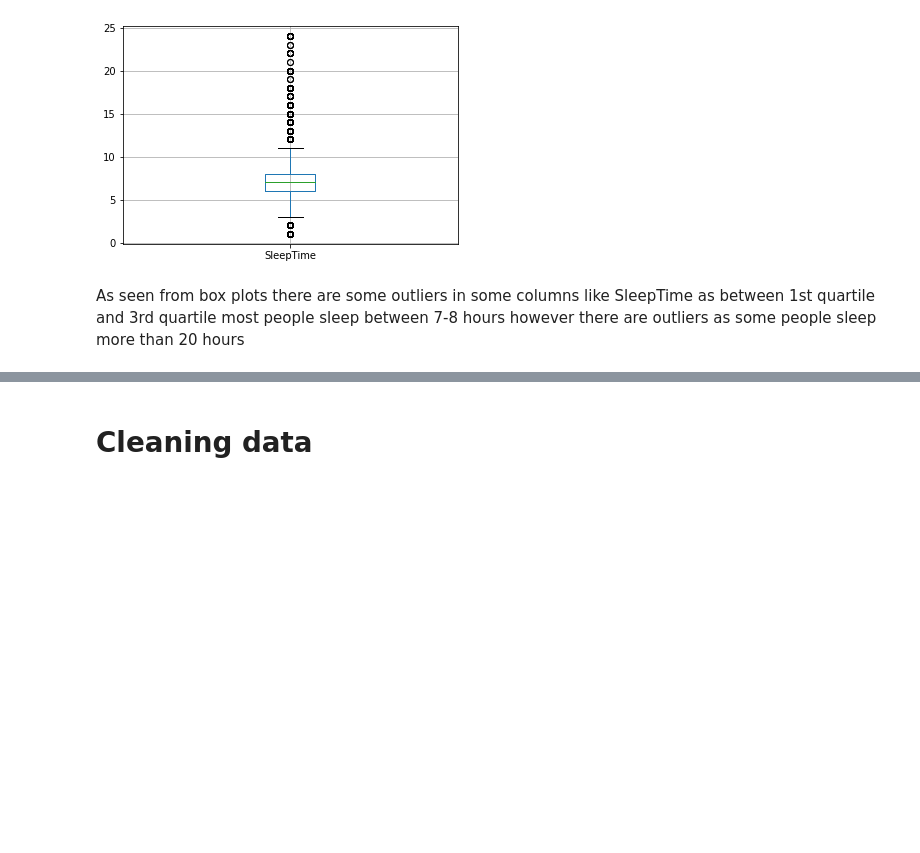
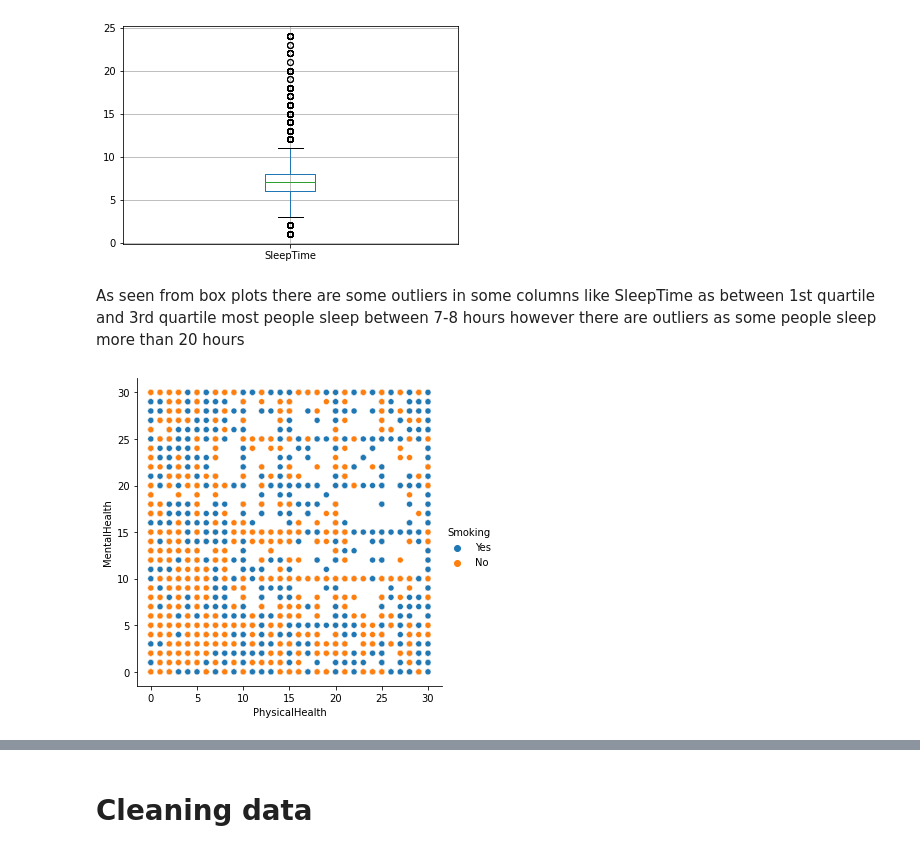
Before and after one commit to ahmedx3/Big-Data-Project, a Jupyter notebook: Visualization_Cleaning.ipynb, the cells around one changed output, grey strips where cells are left out. Saved outputs shown, nothing was run; the diff lists cells and outputs as text; code cells hidden in the pictures; blank space fills up the shorter version.

Commit message:
Added more visualizations

```diff
--- a/Visualization_Cleaning.ipynb
+++ b/Visualization_Cleaning.ipynb
@@ -129,3 +129,7 @@ plt.show()
 [figure]
 # %% [markdown]
 As seen from box plots there are some outliers in some columns like SleepTime as between 1st quartile and 3rd quartile most people sleep between 7-8 hours however there are outliers as some people sleep more than 20 hours
+# %%
+sns.relplot(x="PhysicalHealth", y="MentalHealth", hue="Smoking", data=imported_data)
+# %% [output]
+[figure, added]
```
Also changed, not shown: parts of 10 cells of this notebook.
